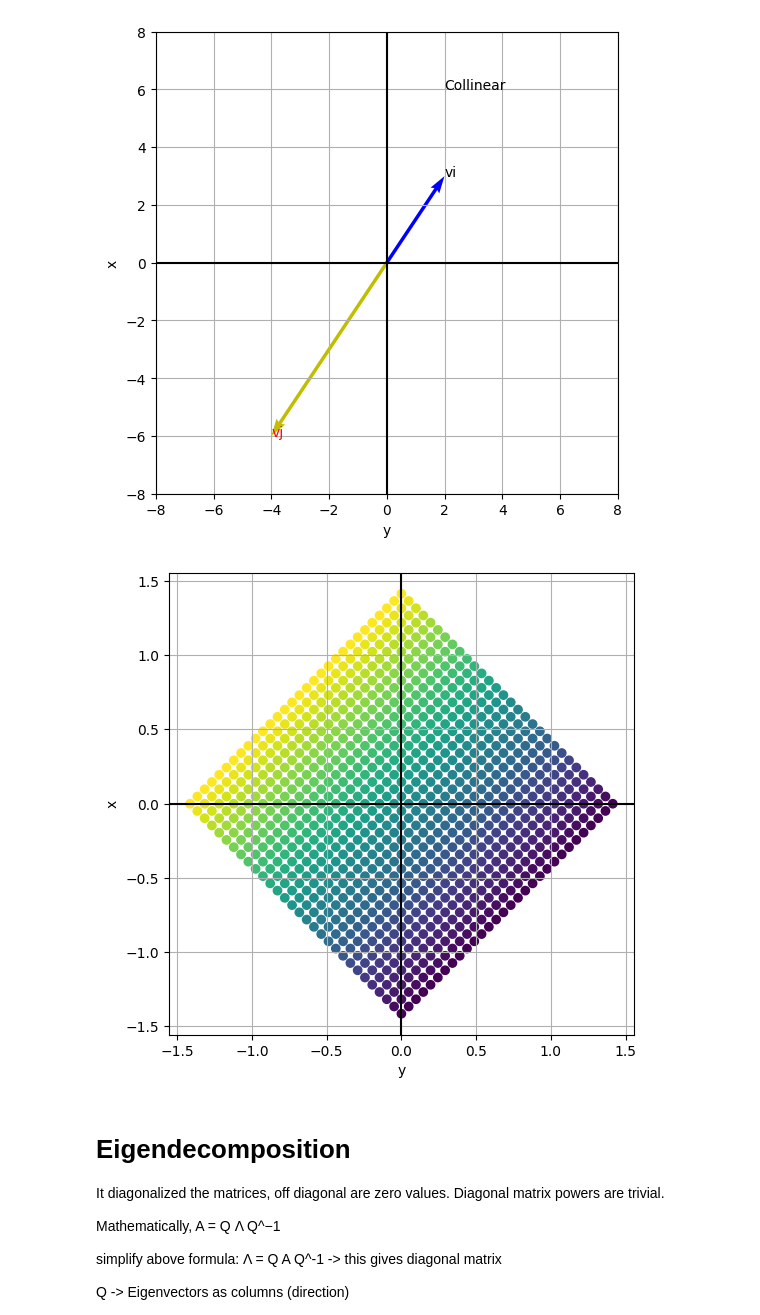
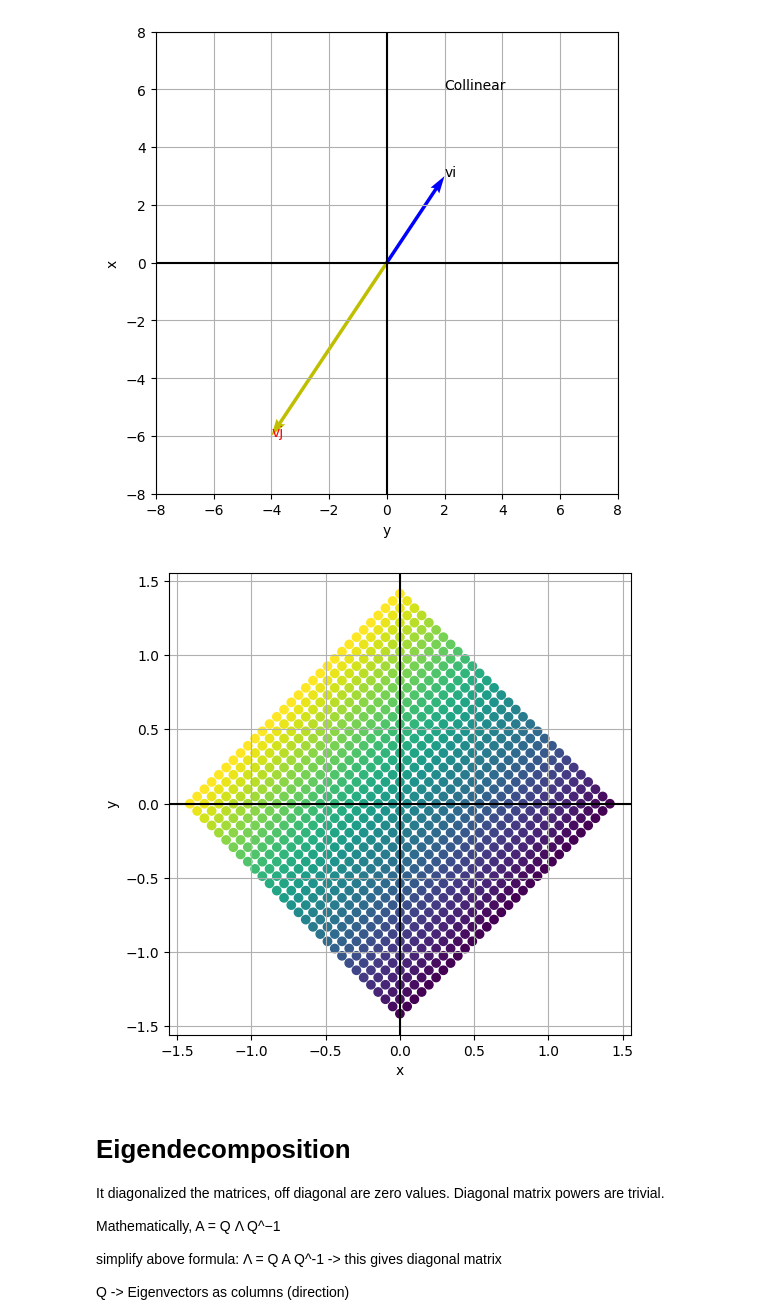
Before and after one commit to CoderAalok/Python_Libraries, a Jupyter notebook: Math for Machine Learning/Eigenvectors_Eigenvalues.ipynb, the cells around one changed output. Cells and saved outputs as stored; diff of their text form; code cells hidden in the pictures.

```diff
--- a/Math for Machine Learning/Eigenvectors_Eigenvalues.ipynb
+++ b/Math for Machine Learning/Eigenvectors_Eigenvalues.ipynb
@@ -223,20 +223,21 @@ n = A[1,0]*x + A[1,1]*y
 # %%
 fig,ax = plt.subplots(figsize=(6,6))
 
 ax.grid()
 ax.axhline(0, color='k')
 ax.axvline(0, color='k')
 
 ax.scatter(m,n, c=y)
 
-ax.set_xlabel('y')
-ax.set_ylabel('x')
+ax.set_xlabel('x')
+ax.set_ylabel('y')
+ax.set_aspect("equal")
+plt.show()
 
-plt.show()
 # yellow -> cos(theta)
 # purple -> sin(theta)
 # %% [output]
-[figure, old version]
+[figure, new version]
 # %% [markdown]
 # Eigendecomposition
 It diagonalized the matrices, off diagonal are zero values. Diagonal matrix powers are trivial.
```
Also changed, not shown: parts of 6 cells of this notebook.
